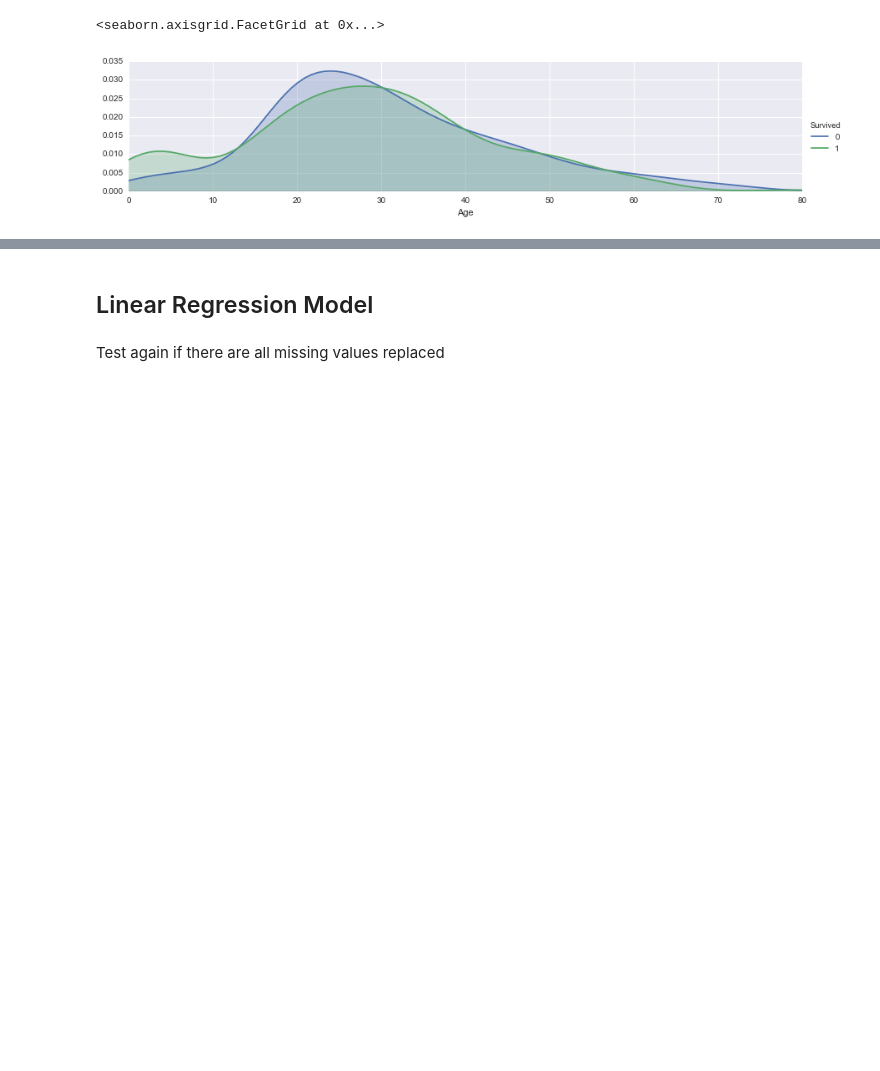
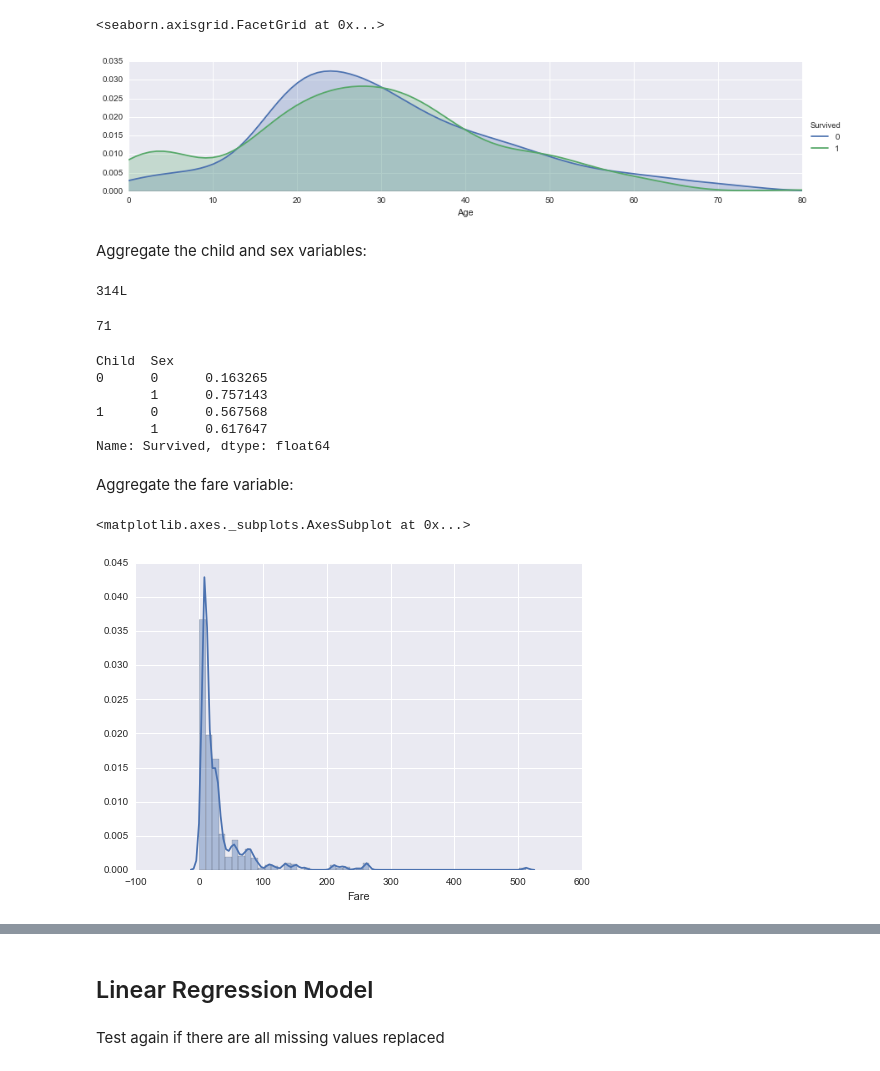
Before and after one commit to lukasganz/Titanic, a Jupyter notebook: Titanic.ipynb, the cells around one changed output, grey strips where cells are left out. Cells and saved outputs as stored; diff of their text form; code cells hidden in the pictures; blank space fills up the shorter version.

Commit message:
Add files via upload
former notebook with some variable changes and a randomforest model without prediction

```diff
--- a/Titanic.ipynb
+++ b/Titanic.ipynb
@@ -158,0 +171,26 @@ dfTitanicFull['Child'] = np.where(dfTitanicFull['Age'] < 16, 1, 0)
+# %% [markdown]
+Aggregate the child and sex variables:
+# %%
+dfTitanicTrain['Sex'].sum()
+# %% [output]
+314L
+# %%
+dfTitanicTrain['Child'].sum()
+# %% [output]
+71
+# %%
+dfTitanicTrain.groupby(['Child', 'Sex'])['Survived'].mean()
+# %% [output]
+Child  Sex
+0      0      0.163265
+       1      0.757143
+1      0      0.567568
+       1      0.617647
+Name: Survived, dtype: float64
+# %% [markdown]
+Aggregate the fare variable:
+# %%
+sns.distplot(dfTitanicFull['Fare'])
+# %% [output]
+<matplotlib.axes._subplots.AxesSubplot at 0x...>
+[figure, added]
```
Also changed, not shown: parts of 30 cells of this notebook.
